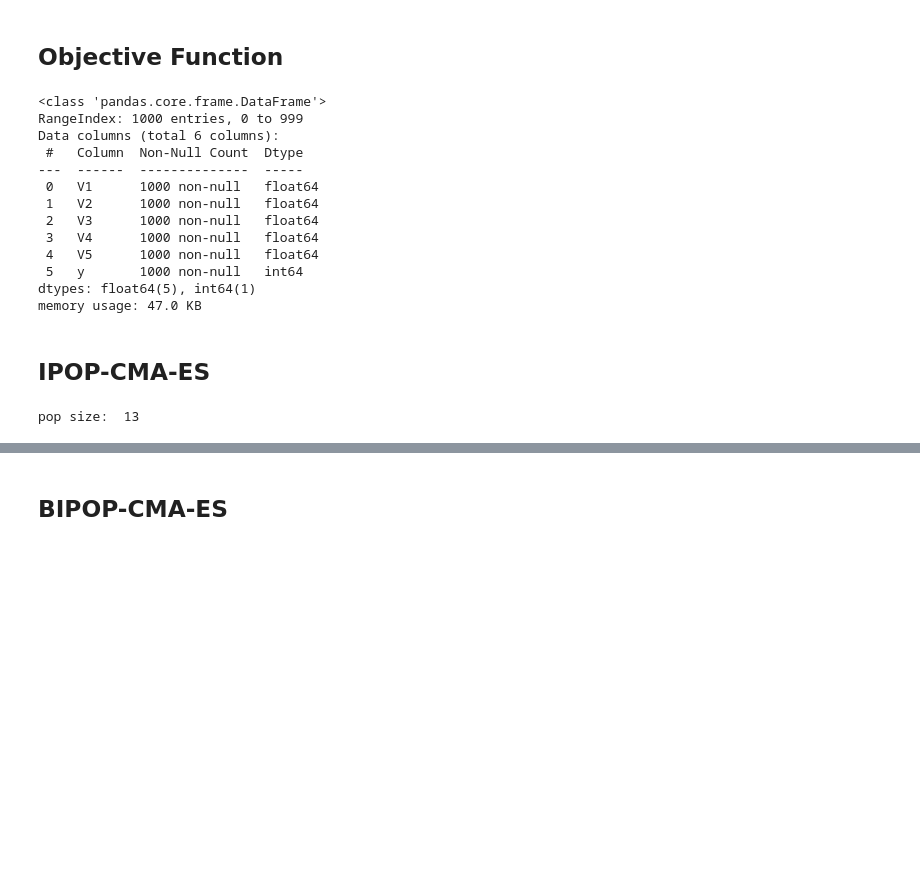
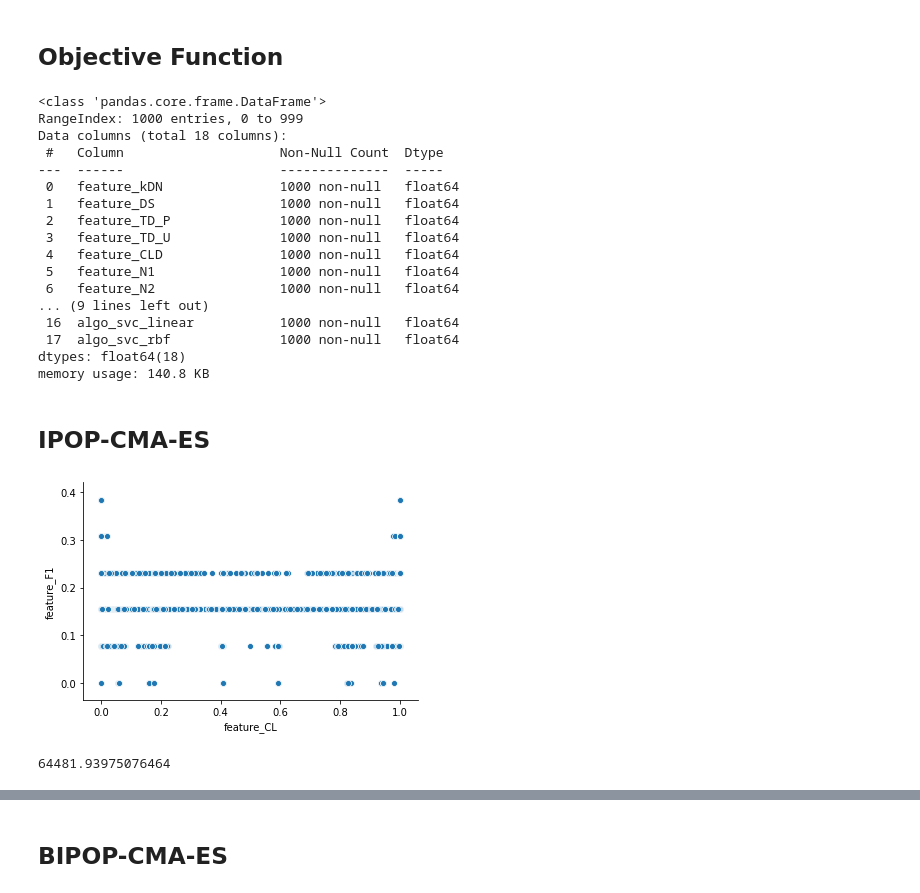
Before and after one commit to victorsanunes/artigo-ipo, a Jupyter notebook: cma-es.ipynb, the cells around one changed output, grey strips where cells are left out. Cells and saved outputs as stored; diff of their text form; code cells hidden in the pictures; blank space fills up the shorter version.

```diff
--- a/cma-es.ipynb
+++ b/cma-es.ipynb
@@ -21,54 +29,78 @@ def errorfcn(alpha, Xbar, n, m):
     r = (Xbar - np.dot(f1, np.dot(f2, f3)).T) ** 2
     return np.nanmean(np.nanmean(r, axis=0))
 # %%
-df = pd.read_csv('datasets/5_dimension_pol1.csv')
-X = df.drop(columns = ['y'])
-Y = df[['y']]
+df = pd.read_csv('datasets/XOR_metadata.csv').drop(columns = ['instances'])
+performance_columns = [col for col in df.columns if col.startswith('algo')]
+X = df.drop(columns = performance_columns)
+Y = df[performance_columns]
 # %%
 df.info()
 # %% [output]
 <class 'pandas.core.frame.DataFrame'>
 RangeIndex: 1000 entries, 0 to 999
-Data columns (total 6 columns):
- #   Column  Non-Null Count  Dtype
----  ------  --------------  -----
- 0   V1      1000 non-null   float64
- 1   V2      1000 non-null   float64
- 2   V3      1000 non-null   float64
- 3   V4      1000 non-null   float64
- 4   V5      1000 non-null   float64
- 5   y       1000 non-null   int64
-dtypes: float64(5), int64(1)
-memory usage: 47.0 KB
+Data columns (total 18 columns):
+ #   Column                    Non-Null Count  Dtype
+---  ------                    --------------  -----
+ 0   feature_kDN               1000 non-null   float64
+ 1   feature_DS                1000 non-null   float64
+ 2   feature_TD_P              1000 non-null   float64
+ 3   feature_TD_U              1000 non-null   float64
+ 4   feature_CLD               1000 non-null   float64
+ 5   feature_N1                1000 non-null   float64
+ 6   feature_N2                1000 non-null   float64
+... (9 lines left out)
+ 16  algo_svc_linear           1000 non-null   float64
+ 17  algo_svc_rbf              1000 non-null   float64
+dtypes: float64(18)
+memory usage: 140.8 KB
 # %% [markdown]
 ## IPOP-CMA-ES
+# %%
+sns.scatterplot(x = X['feature_CL'], y = X['feature_F1'])
+sns.despine()
+# %% [output]
+[figure, added]
 # %%
 Xbar = np.hstack((X, Y))
 n = X.shape[1]
 m = Xbar.shape[1]
 
-search_space = 50#32.768
+search_space = 1#32.768
 bounds = list()
 bounds.append([[-search_space, search_space] for i in range(2 * m + 2 * n)])
 bounds = np.array(bounds).reshape((2 * m + 2 * n, 2))
 
 lower_bounds, upper_bounds = bounds[:, 0], bounds[:, 1]
-
 mean = lower_bounds + (np.random.rand(2 * m + 2 * n) * (upper_bounds - lower_bounds))
 sigma = search_space * 2 / 5  # 1/5 of the domain width
+
 optimizer = CMA(mean=mean, sigma=sigma, bounds=bounds, seed=0)
 
-for generation in range(30):
+ntries = 30
+perf = np.zeros(ntries)
+alpha = np.zeros((2 * m + 2 * n, ntries))
+Hd = pdist(X)[np.newaxis].T
+
+for generation in range(ntries):
     solutions = []
 
     for _ in range(optimizer.population_size):
-        alpha = optimizer.ask()
-        value = errorfcn(alpha = alpha, Xbar = Xbar, n = n, m = m)
-        solutions.append((alpha, value))
+        # Sample parameters to evaluate function
+        alpha[:, generation] = optimizer.ask()
+
+        # Calculate function value
+        value = errorfcn(alpha = alpha[:, generation], Xbar = Xbar, n = n, m = m)
+        solutions.append((alpha[:, generation], value))
 
 #     print(f"#{generation} {value}")
     optimizer.tell(solutions)
+#     print('shape alpha', alpha.shape, "alpha\n", alpha)
+    aux = alpha[:, [generation]]
+    A = np.reshape(aux[0:2 * n], (2, n))
+    Z = np.dot(X, A.T)
+    perf[generation] = np.corrcoef(Hd, pdist(Z)[np.newaxis].T, rowvar=False)[0][1]
 
+    # Restart
     if optimizer.should_stop():
         print('Optimizer should stop')
         # popsize multiplied by 2 (or 3) before each restart.
@@ -77,5 +109,16 @@ for generation in range(30):
         mean = lower_bounds + (np.random.rand(2 * m + 2 * n) * (upper_bounds - lower_bounds))
         optimizer = CMA(mean=mean, sigma=sigma, population_size=popsize)
         print(f"Restart CMA-ES with popsize={popsize}")
+
+idx = np.argmax(perf)
+A = np.reshape(alpha[0:2 * n, idx], (2, n))
+Z = np.dot(X, A.T)
+B = np.reshape(alpha[(2 * n):, idx], (m, 2))
+Xhat = np.dot(Z, B.T)
+C = B[n:m + 1, :].T
+B = B[0:n + 1, :]
+error = np.sum((Xbar - Xhat) ** 2)
-# %% [output]
-pop size:  13
+# %%
+error
+# %% [output]
+64481.93975076464
```
Also changed, not shown: parts of 6 cells of this notebook.
